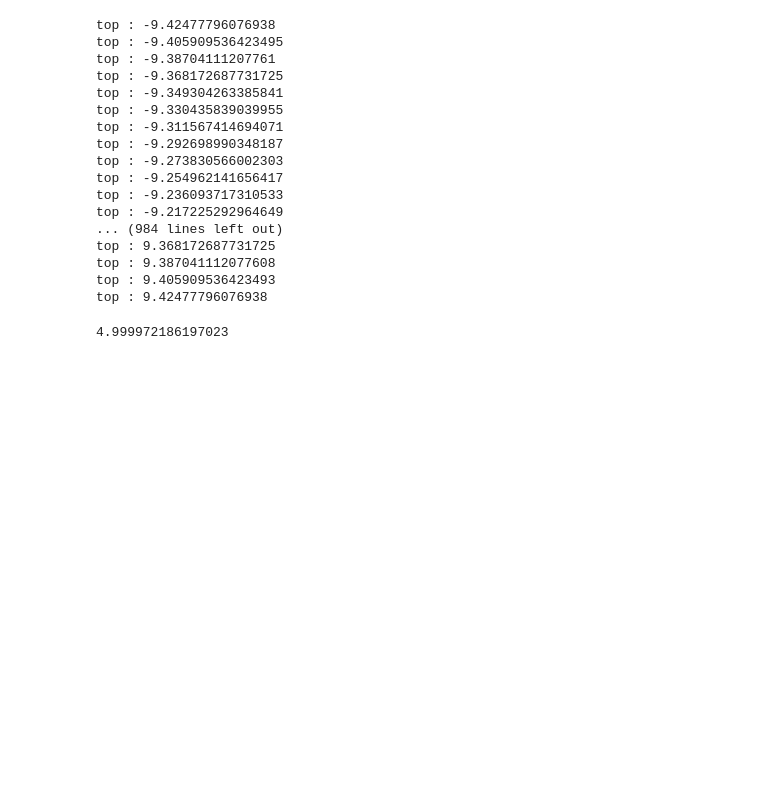
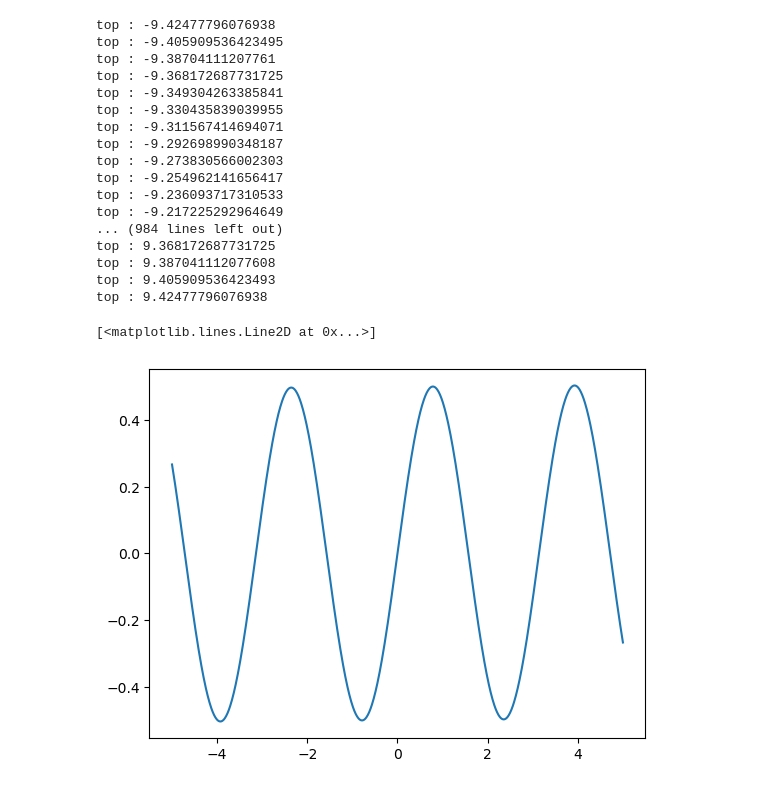
Before and after one commit to J-Hermant/Nesterov_Acceleration_Aiming_Condition, a Jupyter notebook: bad_corr_gd_better.ipynb, the cells around one changed output. Cells and saved outputs as stored; diff of their text form; code cells hidden in the pictures; blank space fills up the shorter version.

```diff
--- a/bad_corr_gd_better.ipynb
+++ b/bad_corr_gd_better.ipynb
@@ -347,6 +576,10 @@ top : 9.387041112077608
 top : 9.405909536423493
 top : 9.42477796076938
 # %%
-L
+def test(x,y,epsilon):
+    return -(y - np.sin(x)) * np.cos(x) + epsilon * x
+xxx = np.linspace(-5,5,1000)
+plt.plot(xxx,test(xxx,0,epsilon))
 # %% [output]
-4.999972186197023
+[<matplotlib.lines.Line2D at 0x...>]
+[figure, added]
```
Also changed, not shown: parts of 11 cells of this notebook.
